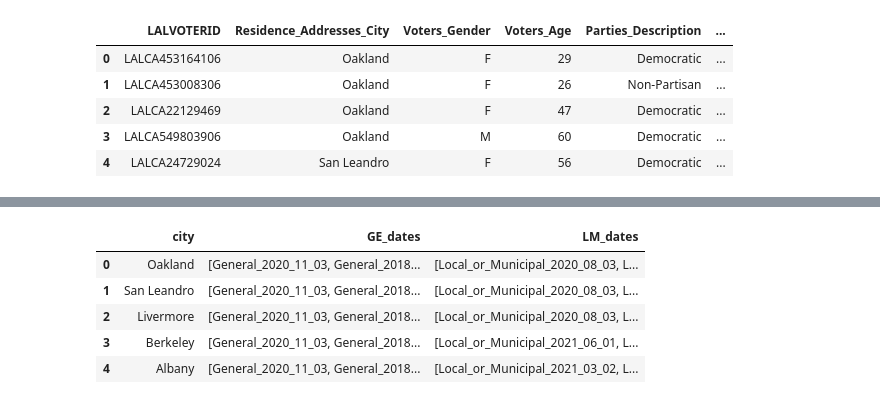
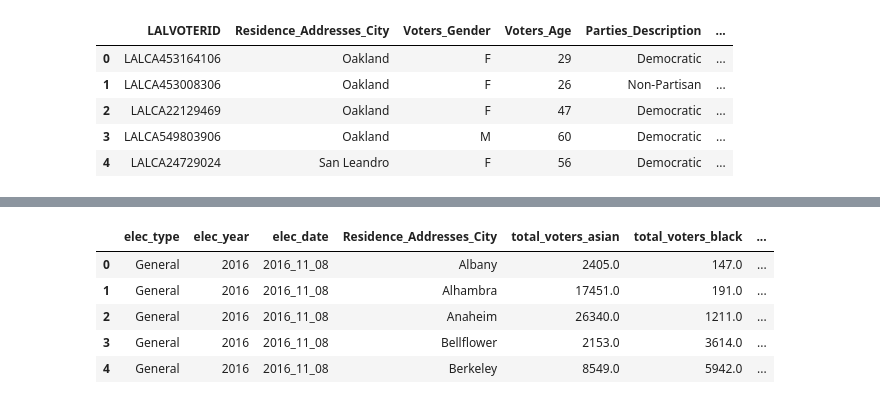
Before and after one commit to jnshzk/capstone, a Jupyter notebook: combine_demographic_vote_history.ipynb, the cells around one changed output, grey strips where cells are left out. Saved outputs shown, nothing was run; the diff lists cells and outputs as text; code cells hidden in the pictures.

```diff
--- a/combine_demographic_vote_history.ipynb
+++ b/combine_demographic_vote_history.ipynb
@@ -689,9 +211,9 @@ GE_LM_dates_df
 # %%
 e_dates = set()
-for v in GE_LM_dates_df['GE_dates']:
+for v in GE_LM_dates_list['GE_dates']:
     for vv in v:
         e_dates.add(vv)
-for v in GE_LM_dates_df['LM_dates'] :
+for v in GE_LM_dates_list['LM_dates'] :
     for vv in v:
         e_dates.add(vv)
 # %%
@@ -761,3 +318,4 @@ merged_file.to_parquet('VM2--CA--2022-04-25-merged_VOTE_DEMO.parquet')
 # %%
-# merged_file.head()
+merged_file = replace_ethnicities(merged_file)
+merged_file.head()
 # %% [output]
@@ -816,6 +375,8 @@ list_ethnic_city
 total_city_ethnic = merged_file.groupby(['Residence_Addresses_City', 'EthnicGroups_EthnicGroup1Desc']).size().reset_index()
 total_city_ethnic.columns = ['Residence_Addresses_City', 'EthnicGroups_EthnicGroup1Desc', 'total_voters']
 total_city_ethnic  = total_city_ethnic.merge(list_ethnic_city, on = ['Residence_Addresses_City', 'EthnicGroups_EthnicGroup1Desc'])
+
+total_city_ethnic = replace_ethnicities(total_city_ethnic)
 total_city_ethnic
 # %% [output]
 |  | Residence_Addresses_City | EthnicGroups_EthnicGroup1Desc | total_voters | voted |
@@ -834,20 +395,14 @@ total_city_ethnic
 # %%
-elec_date_cols = GE_cols+LM_cols
-for i in range(len(elec_date_cols)):
-    col = elec_date_cols[i]
-    voter_turnout_stats = merged_file.groupby(['Residence_Addresses_City', 'EthnicGroups_EthnicGroup1Desc', col]).size().agg(
-      {'voted_voters': lambda x: x, 'perc_turnout':lambda x: x / x.sum(level=[0,1])}
-      ).unstack(level=0).reset_index()
+def calc_votes(df, col):
+    voter_turnout_stats = df.groupby(['Residence_Addresses_City', 'EthnicGroups_EthnicGroup1Desc', col]).size().reset_index(name='voted_voters')
 
     # 'voted' is either 'Y' or 'N'
     voter_turnout_stats = voter_turnout_stats.rename(columns = {col: 'voted'})
+
     voter_turnout_stats = total_city_ethnic.merge(voter_turnout_stats,
-                                                 how = 'left',
-                                                 on = ['Residence_Addresses_City', 'EthnicGroups_EthnicGroup1Desc', 'voted'])
-    voter_turnout_stats = voter_turnout_stats.replace('East and South Asian', 'asian')
-    voter_turnout_stats = voter_turnout_stats.replace('European', 'white')
-    voter_turnout_stats = voter_turnout_stats.replace('Hispanic and Portuguese', 'hispanic')
-    voter_turnout_stats = voter_turnout_stats.replace('Likely African-American', 'black')
+                                                     how = 'left',
+                                                     on = ['Residence_Addresses_City', 'EthnicGroups_EthnicGroup1Desc', 'voted'])
+    voter_turnout_stats['perc_turnout'] = voter_turnout_stats['voted_voters']/voter_turnout_stats['total_voters']
 
     voter_turnout_stats['elec_date'] = col[len(col)-10:]
     voter_turnout_stats['elec_year'] = col[len(col)-10:len(col)-6]
@@ -859,9 +414,19 @@ for i in range(len(elec_date_cols)):
                                     columns='EthnicGroups_EthnicGroup1Desc',
                                     values=['total_voters', 'voted_voters', 'perc_turnout']).reset_index()
     pivot_df.columns = pivot_df.columns.map('_'.join)
+    pivot_df = pivot_df.rename(columns = {'elec_type_':'elec_type', 'elec_year_':'elec_year', 'elec_date_':'elec_date', 'Residence_Addresses_City_':'Residence_Addresses_City'})
 
+    del voter_turnout_stats
+    gc.collect()
+    return pivot_df
+
+elec_date_cols = GE_cols+LM_cols
+
+for i in range(len(elec_date_cols)):
+    col = elec_date_cols[i]
+    pivot_df = calc_votes(merged_file, col)
     # stack all types of election into one dataframe
     if i == 0:
-        voter_turnout_merge = pivot_df.copy()
+        voter_turnout_merge_ethnicity = pivot_df.copy()
     else:
-        voter_turnout_merge = pd.concat([voter_turnout_merge, pivot_df])
+        voter_turnout_merge_ethnicity = pd.concat([voter_turnout_merge_ethnicity, pivot_df])
@@ -910,9 +433,9 @@ voter_turnout_merge
 # %%
-GE_LM_dates_df.head()
+voter_turnout_merge_ethnicity.head()
 # %% [output]
-|  | city | GE_dates | LM_dates |
-| 0 | Oakland | [General_2020_11_03, General_2018... | [Local_or_Municipal_2020_08_03, L... |
-| 1 | San Leandro | [General_2020_11_03, General_2018... | [Local_or_Municipal_2020_08_03, L... |
-| 2 | Livermore | [General_2020_11_03, General_2018... | [Local_or_Municipal_2020_08_03, L... |
-| 3 | Berkeley | [General_2020_11_03, General_2018... | [Local_or_Municipal_2021_06_01, L... |
-| 4 | Albany | [General_2020_11_03, General_2018... | [Local_or_Municipal_2021_03_02, L... |
+|  | elec_type | elec_year | elec_date | Residence_Addresses_City | total_voters_asian | total_voters_black | ... |
+| 0 | General | 2016 | 2016_11_08 | Albany | 2405.0 | 147.0 | ... |
+| 1 | General | 2016 | 2016_11_08 | Alhambra | 17451.0 | 191.0 | ... |
+| 2 | General | 2016 | 2016_11_08 | Anaheim | 26340.0 | 1211.0 | ... |
+| 3 | General | 2016 | 2016_11_08 | Bellflower | 2153.0 | 3614.0 | ... |
+| 4 | General | 2016 | 2016_11_08 | Berkeley | 8549.0 | 5942.0 | ... |
```
Also changed, not shown: parts of 92 cells of this notebook.
